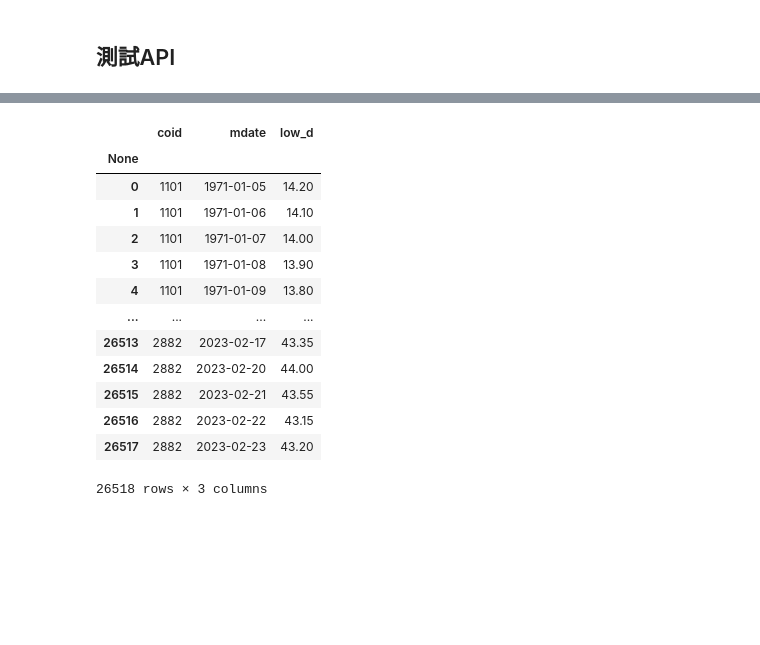
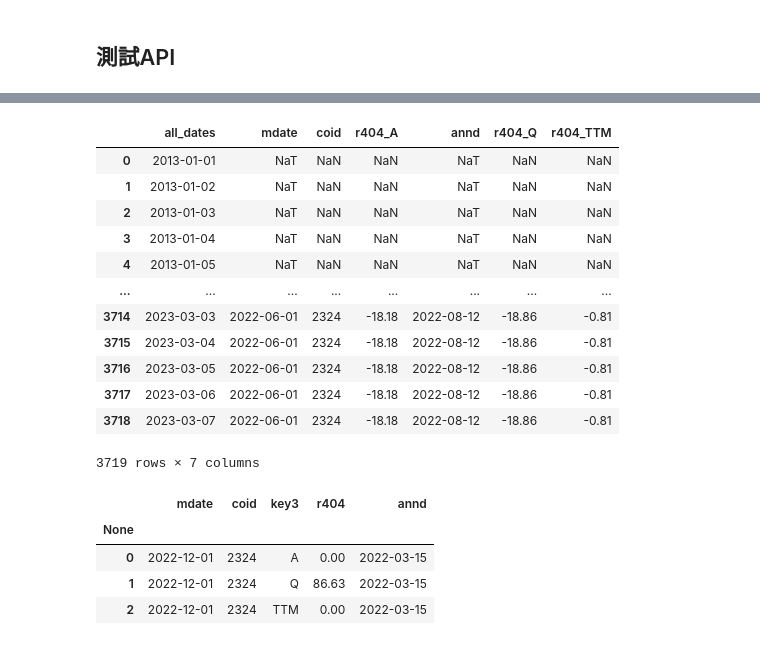
Before and after one commit to LEOHuang5555/TEJ-Tool-API, a Jupyter notebook: new_folder/test.ipynb, the cells around one changed output, grey strips where cells are left out. Cells and saved outputs as stored; diff of their text form; code cells hidden in the pictures; blank space fills up the shorter version.

```diff
--- a/new_folder/test.ipynb
+++ b/new_folder/test.ipynb
@@ -132,21 +192,26 @@ all_tables[(all_tables['coid']=='2330')&(~all_tables['d0001'].isna())]
+# %%
+data_sacc = days.merge(data_sacc_pivot, how = 'left', left_on = 'all_dates', right_on = 'annd').ffill()
+data_sacc
+# %% [output]
+|  | all_dates | mdate | coid | r404_A | annd | r404_Q | r404_TTM |
+| 0 | 2013-01-01 | NaT | NaN | NaN | NaT | NaN | NaN |
+| 1 | 2013-01-02 | NaT | NaN | NaN | NaT | NaN | NaN |
+| 2 | 2013-01-03 | NaT | NaN | NaN | NaT | NaN | NaN |
+| 3 | 2013-01-04 | NaT | NaN | NaN | NaT | NaN | NaN |
+| 4 | 2013-01-05 | NaT | NaN | NaN | NaT | NaN | NaN |
+| ... | ... | ... | ... | ... | ... | ... | ... |
+| 3714 | 2023-03-03 | 2022-06-01 | 2324 | -18.18 | 2022-08-12 | -18.86 | -0.81 |
+| 3715 | 2023-03-04 | 2022-06-01 | 2324 | -18.18 | 2022-08-12 | -18.86 | -0.81 |
+| 3716 | 2023-03-05 | 2022-06-01 | 2324 | -18.18 | 2022-08-12 | -18.86 | -0.81 |
+| 3717 | 2023-03-06 | 2022-06-01 | 2324 | -18.18 | 2022-08-12 | -18.86 | -0.81 |
+| 3718 | 2023-03-07 | 2022-06-01 | 2324 | -18.18 | 2022-08-12 | -18.86 | -0.81 |
+3719 rows × 7 columns
 # %%
-stock = tejapi.get('TWN/APIPRCD',
-                coid = stks,
-                paginate = True,
-                opts = {'columns':['coid', 'mdate', 'low_d']})
-stock
+data_board = tejapi.get('TWN/AFESTMD', coid = '2324', opts={'columns':['mdate','coid', 'key3','r404', 'annd']})
+data_board
 # %% [output]
-|  | coid | mdate | low_d |
-| None |  |  |  |
-| 0 | 1101 | 1971-01-05 | 14.20 |
-| 1 | 1101 | 1971-01-06 | 14.10 |
-| 2 | 1101 | 1971-01-07 | 14.00 |
-| 3 | 1101 | 1971-01-08 | 13.90 |
-| 4 | 1101 | 1971-01-09 | 13.80 |
-| ... | ... | ... | ... |
-| 26513 | 2882 | 2023-02-17 | 43.35 |
-| 26514 | 2882 | 2023-02-20 | 44.00 |
-| 26515 | 2882 | 2023-02-21 | 43.55 |
-| 26516 | 2882 | 2023-02-22 | 43.15 |
-| 26517 | 2882 | 2023-02-23 | 43.20 |
+|  | mdate | coid | key3 | r404 | annd |
+| None |  |  |  |  |  |
+| 0 | 2022-12-01 | 2324 | A | 0.00 | 2022-03-15 |
+| 1 | 2022-12-01 | 2324 | Q | 86.63 | 2022-03-15 |
+| 2 | 2022-12-01 | 2324 | TTM | 0.00 | 2022-03-15 |
-26518 rows × 3 columns
```
Also changed, not shown: parts of 33 cells of this notebook, 5 other files.
